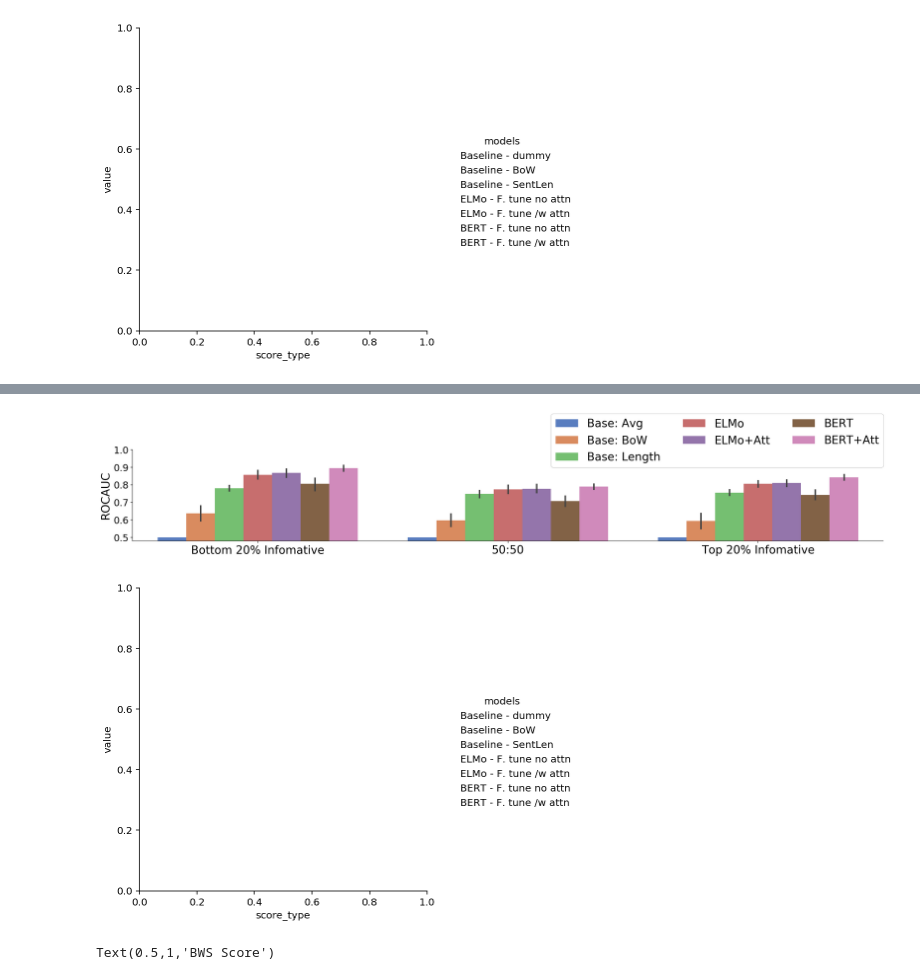
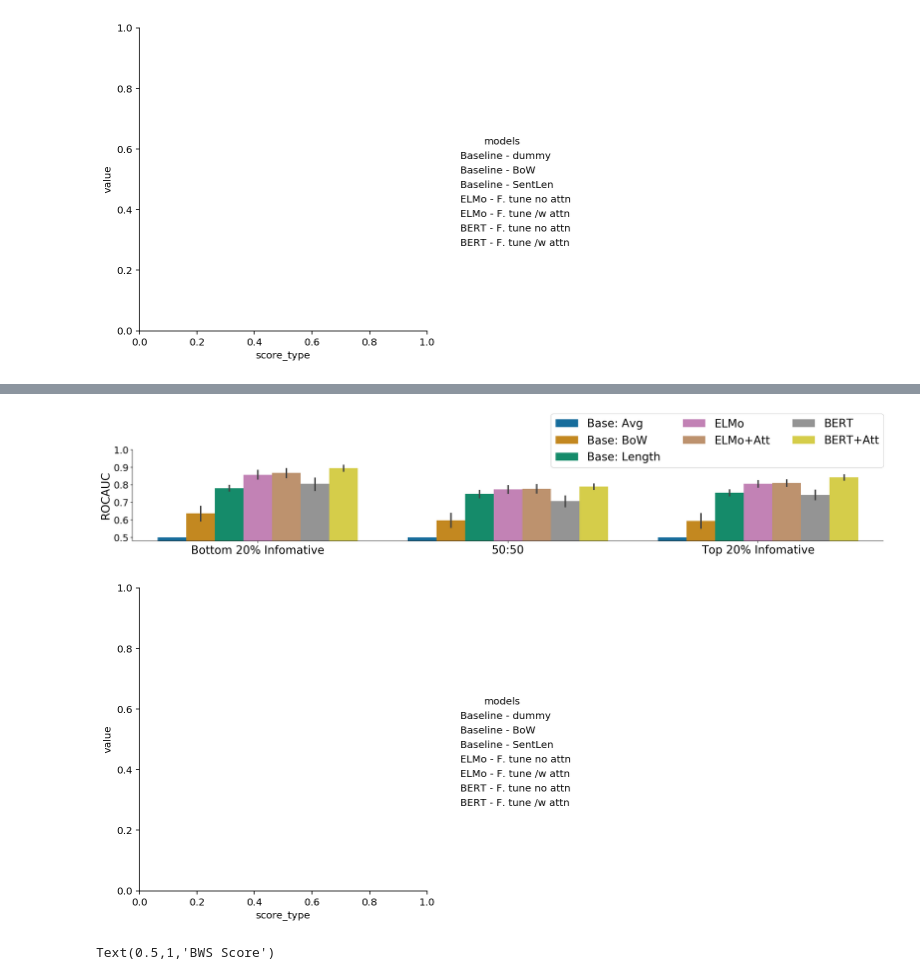
Before and after one commit to sungjinnam/contextual_informativeness, a Jupyter notebook: result1_2_summary.ipynb, the cells around one changed output, grey strips where cells are left out. Saved outputs shown, nothing was run; the diff lists cells and outputs as text; code cells hidden in the pictures.

```diff
--- a/result1_2_summary.ipynb
+++ b/result1_2_summary.ipynb
@@ -809,3 +807,5 @@ tt_bws2 = pd.concat([tt_l2, tt_h8, tt_m5], axis=0)
 tt_bws2['category'] = tt_bws2['variable'].apply(lambda x:x.split('\n')[0])
 tt_bws2['models'] = tt_bws2['variable'].apply(lambda x:x.split('\n')[0] + x.split('\n')[-1].split('_')[0])
 tt_bws2['score_type'] = tt_bws2['variable'].apply(lambda x:x.split('\n')[-1].split('_')[1])
+# %%
+muted_pallete = sns.color_palette('colorblind')
@@ -813,40 +823,40 @@ tt_bws2['score_type'] = tt_bws2['variable'].apply(lambda x:x.split('\n')[-1].spl
 # TODO: baseline split by model type; ELMo&BERT by +ATT
 fig, ax = plt.subplots(figsize=(24,3))
 sns.catplot(x='score_type', y='value', hue='models',
-            kind="bar", palette="muted",
+            kind="bar", palette=[muted_pallete[i] for i in [0,1,2,  4,5,  7,8]], #palette="muted",
             data=tt_bws2,
             ax=ax, legend_out=True)
 # ax.set_xticklabels(['dummy', 'SentLen', 'BoW',
 #            'ELMo', 'ELMo\n+Att',
 #            'BERT', 'BERT\n+Att'])
 ax.set_ylim(0.48, 1)
 
 # hatches = ['-', '-', '-', '-', '-', '-', '-', '-', '-',
 #            '//', '//', '//', '//', '//', '//',
 #            '+', '+', '+', '+', '+', '+']
 # for i, bar in enumerate(ax.patches):
 #     bar.set_hatch(hatches[i])
 
 handles, _ = ax.get_legend_handles_labels()
 ax.legend(handles=handles, loc='center left', bbox_to_anchor=(0.55, 1.1),
           facecolor='white', framealpha=1.0,
           ncol=3, fontsize=20,
           labels=['Base: Avg', 'Base: BoW', 'Base: Length',
                   'ELMo', 'ELMo+Att',
                   'BERT', 'BERT+Att'])
 
 ax.spines['right'].set_visible(False)
 ax.spines['top'].set_visible(False)
 
 [ytick.label.set_fontsize(17) for ytick in ax.yaxis.get_major_ticks()]
 ax.set_ylabel("ROCAUC", fontsize=20)
 
 ax.set_xlabel("")
 ax.set_xticklabels(['Bottom 20% Infomative', '50:50', 'Top 20% Infomative'], fontsize=20)
 
 fig.savefig("result1_2_summary_wider.pdf", dpi=300, bbox_inches = 'tight')
 # %% [output]
-[figure, old version]
+[figure, new version]
 [figure]
 # %%
 %config InlineBackend.figure_format = 'retina'
```
Also changed, not shown: parts of 2 cells of this notebook, 7 other files.
